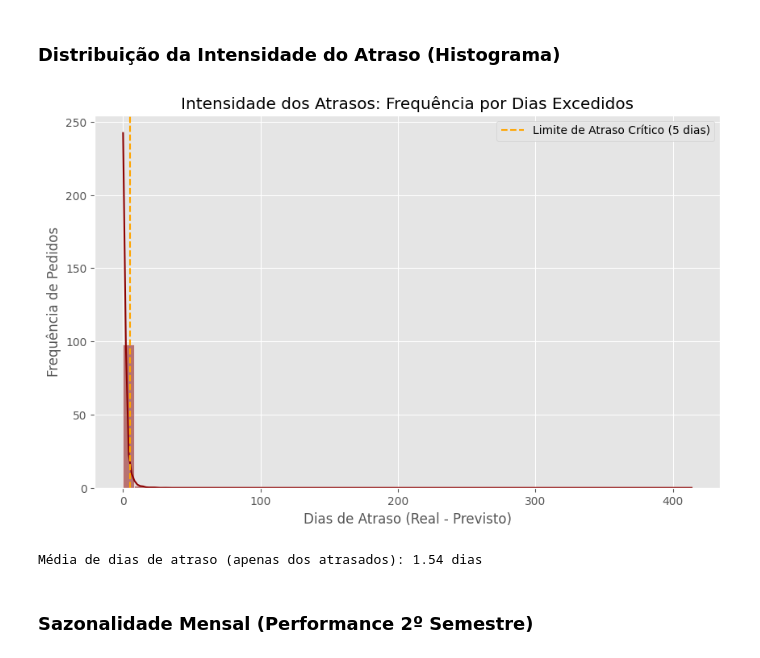
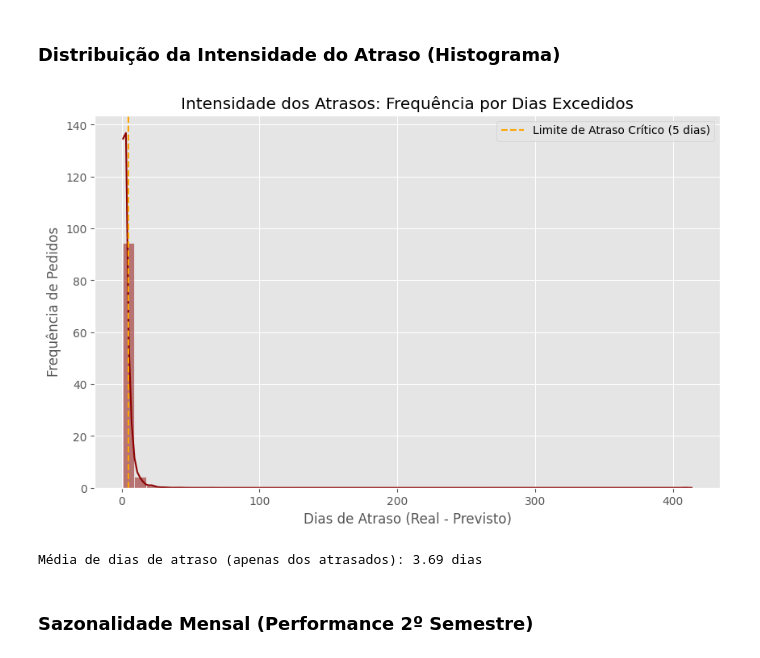
Before and after one commit to tashima42/user-experience-ciencia-de-dados, a Jupyter notebook: deep_analysis.ipynb, the cells around one changed output. Cells and saved outputs as stored; diff of their text form; code cells hidden in the pictures.

```diff
--- a/deep_analysis.ipynb
+++ b/deep_analysis.ipynb
@@ -320,26 +320,27 @@ plt.show()
 # %%
 # 1. Histograma: Problema Operacional Leve vs. Grave
 plt.figure(figsize=(10, 6))
 # Filtramos apenas onde o atraso real é maior que 0
-atrasos_positivos = df[df['dias_atraso_real'] > 0]['dias_atraso_real']
+#atrasos_positivos = df[df['is_atrasado'] == 1]['dias_atraso_real']
+atrasos_positivos = df[df['is_atrasado_oficial'] == 1]['dias_atraso_real']
 # print(atrasos_positivos)
 # Versão ajustada com % no Eixo Y
 sns.histplot(atrasos_positivos, bins=50, kde=True, color='darkred', stat='percent')
 plt.ylabel('Porcentagem de Pedidos Atrasados (%)')
 # Linha de corte sugestiva para atraso grave (ex: 5 dias)
 plt.axvline(5, color='orange', linestyle='--', label='Limite de Atraso Crítico (5 dias)')
 plt.title('Intensidade dos Atrasos: Frequência por Dias Excedidos')
 plt.xlabel('Dias de Atraso (Real - Previsto)')
 plt.ylabel('Frequência de Pedidos')
 plt.legend()
 plt.show()
 print(f"Média de dias de atraso (apenas dos atrasados): {atrasos_positivos.mean():.2f} dias")
 
 # Este gráfico foca especificamente no "tamanho da dor". Ele ignora o que foi entregue no prazo
 # e analisa apenas o quão grave são os atrasos.
 # %% [output]
-[figure, old version]
+[figure, new version]
-Média de dias de atraso (apenas dos atrasados): 1.54 dias
+Média de dias de atraso (apenas dos atrasados): 3.69 dias
 # %% [markdown]
 ### Sazonalidade Mensal (Performance 2º Semestre)
 # %%
```
Also changed, not shown: parts of 5 cells of this notebook.
